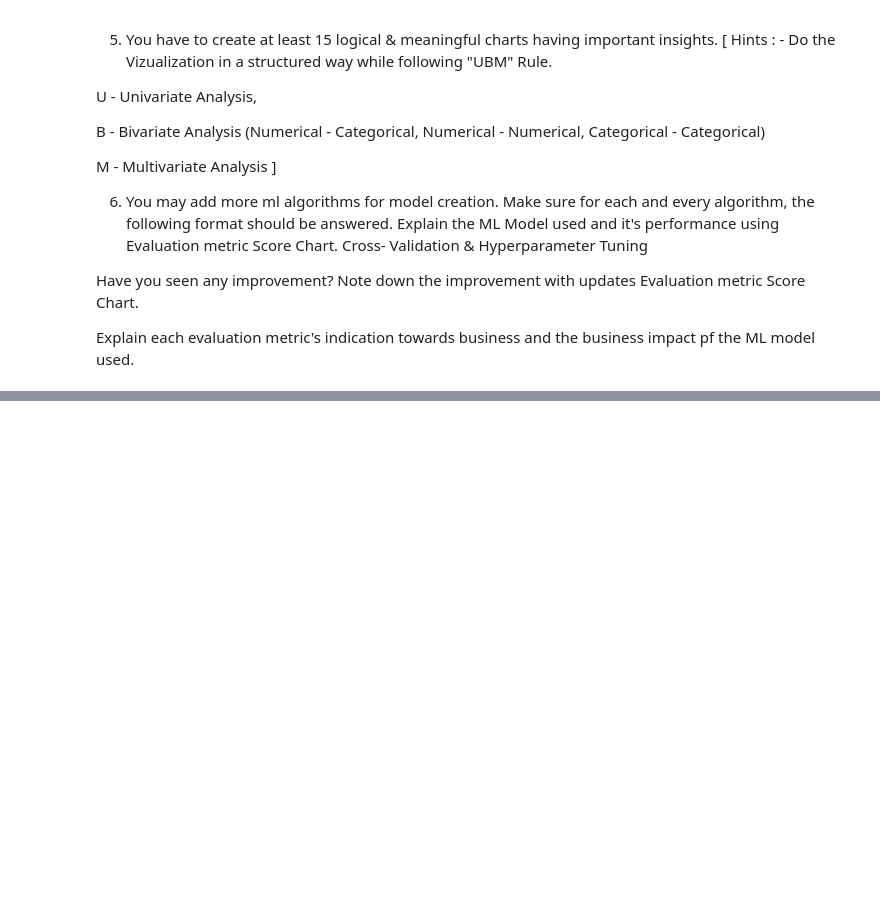
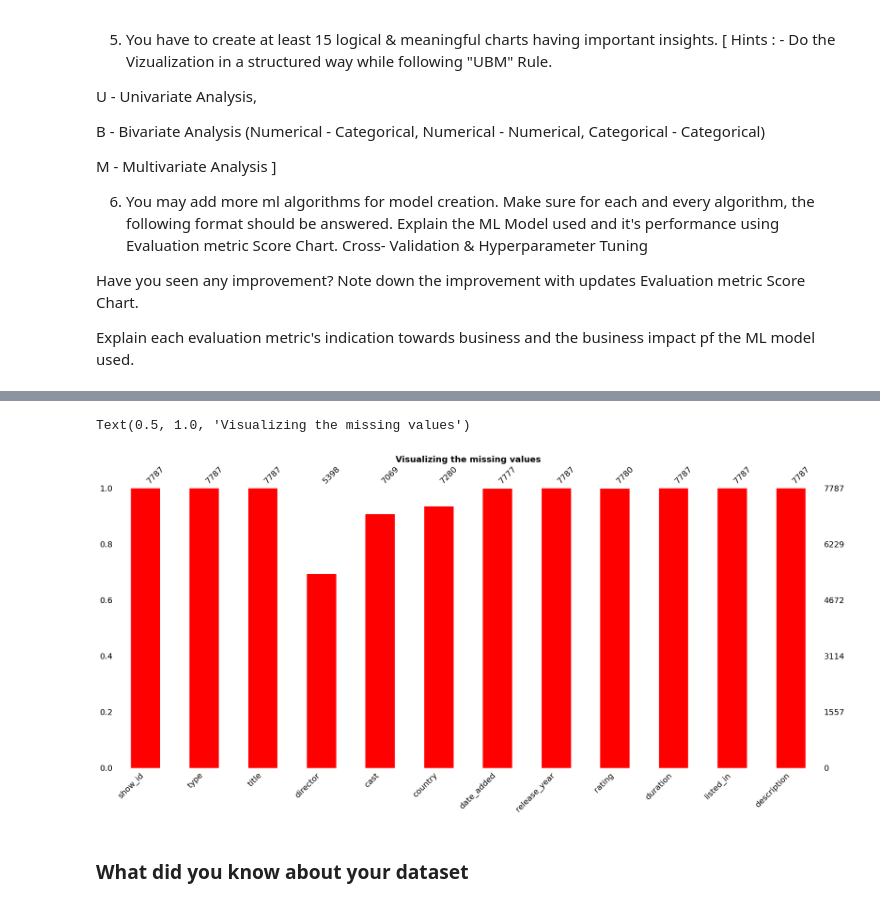
Before and after one commit to nurujjaman19999/Netflix-Movies-and-TV-Shows-Clustering, a Jupyter notebook: Netflix_Movies_and_TV_Shows_Clustering.ipynb, the cells around one changed output, grey strips where cells are left out. Saved outputs shown, nothing was run; the diff lists cells and outputs as text; code cells hidden in the pictures; blank space fills up the shorter version.

```diff
--- a/Netflix_Movies_and_TV_Shows_Clustering.ipynb
+++ b/Netflix_Movies_and_TV_Shows_Clustering.ipynb
@@ -69,0 +138,12 @@ Explain each evaluation metric's indication towards business and the business im
+# %%
+# Load Dataset
+# Mounting drive
+from google.colab import drive
+drive.mount('/content/drive')
+
+
+# reading data file
+dir_path = '/content/drive/MyDrive/'
+file_name = 'NETFLIX MOVIES AND TV SHOWS CLUSTERING.csv'
+data_file_path = dir_path + file_name
+df = pd.read_csv(data_file_path)
@@ -69,0 +242,12 @@ Explain each evaluation metric's indication towards business and the business im
+# %%
+
+# Visualizing the missing values
+my_palette = sns.color_palette('Reds', 1)
+msno.bar(df,color = 'Red')
+# msno.heatmap(df, cmap=my_palette)
+plt.title('Visualizing the missing values')
+# %% [output]
+Text(0.5, 1.0, 'Visualizing the missing values')
+[figure, added]
+# %% [markdown]
+### What did you know about your dataset
```
Also changed, not shown: parts of 30 cells of this notebook.
